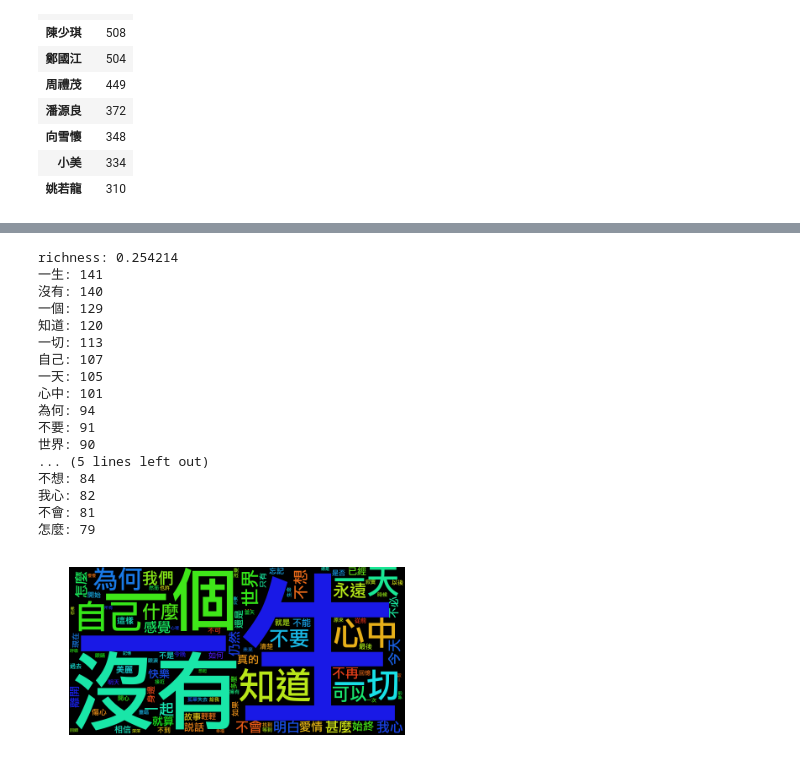
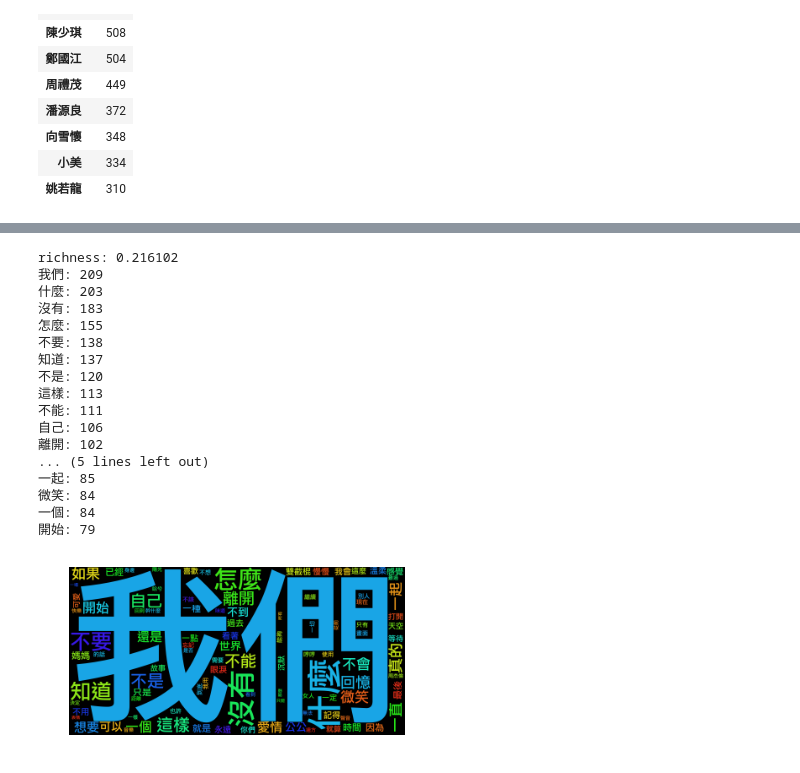
Before and after one commit to KentHan/Chinese_lyrics_analysis, a Jupyter notebook: Chinese_lyrics_analysis.ipynb, the cells around one changed output, grey strips where cells are left out. Saved outputs shown, nothing was run; the diff lists cells and outputs as text; code cells hidden in the pictures.

```diff
--- a/Chinese_lyrics_analysis.ipynb
+++ b/Chinese_lyrics_analysis.ipynb
@@ -100,23 +121,23 @@ def draw_word_cloud(artist):
     plt.axis("off")
 #     plt.show()
 # %%
-draw_word_cloud('張學友')
+draw_word_cloud('周杰倫')
 # %% [output]
-richness: 0.254214
-一生: 141
-沒有: 140
-一個: 129
-知道: 120
-一切: 113
-自己: 107
-一天: 105
-心中: 101
-為何: 94
-不要: 91
-世界: 90
+richness: 0.216102
+我們: 209
+什麼: 203
+沒有: 183
+怎麼: 155
+不要: 138
+知道: 137
+不是: 120
+這樣: 113
+不能: 111
+自己: 106
+離開: 102
 ... (5 lines left out)
-不想: 84
-我心: 82
-不會: 81
-怎麼: 79
+一起: 85
+微笑: 84
+一個: 84
+開始: 79
-[figure, old version]
+[figure, new version]
```
Also changed, not shown: parts of 12 cells of this notebook, 1 other file.
